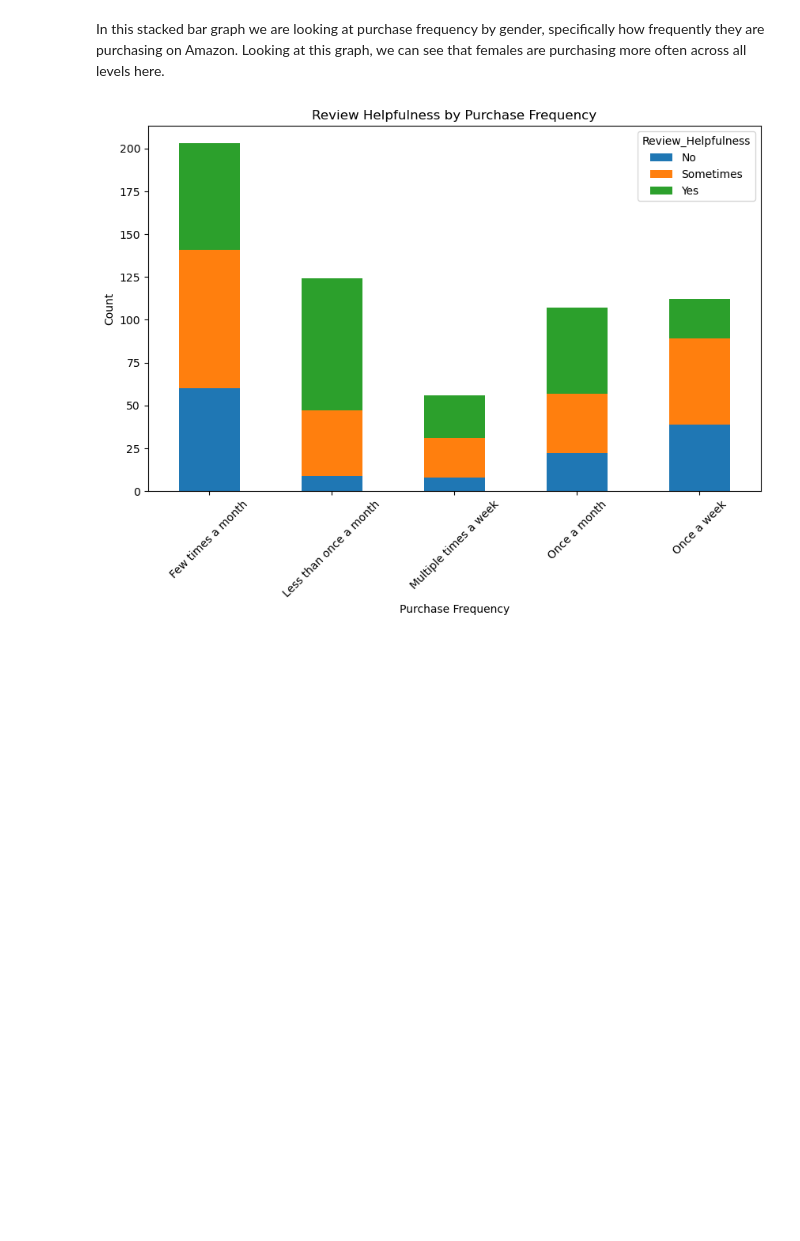
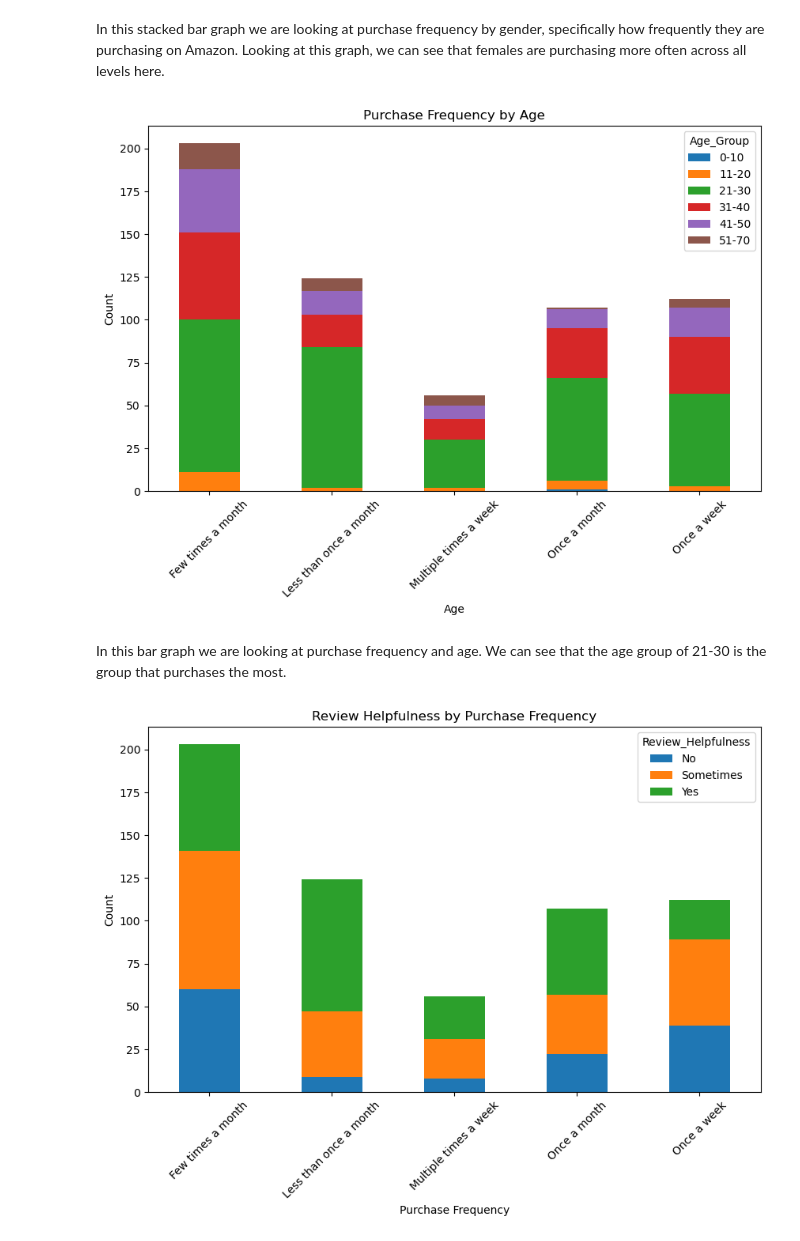
Before and after one commit to rubyghabboun/project1_sudowoodo1, a Jupyter notebook: trish_reviews_recs.ipynb, the cells around one changed output. Saved outputs shown, nothing was run; the diff lists cells and outputs as text; code cells hidden in the pictures; blank space fills up the shorter version.

```diff
--- a/trish_reviews_recs.ipynb
+++ b/trish_reviews_recs.ipynb
@@ -106,6 +101,26 @@ plt.show()
 [figure]
 # %% [markdown]
 In this stacked bar graph we are looking at purchase frequency by gender, specifically how frequently they are purchasing on Amazon. Looking at this graph, we can see that females are purchasing more often across all levels here.
+# %%
+bins = [0, 10, 20, 30, 40, 50, 70]  # Customize these bins according to your age ranges
+labels = ['0-10', '11-20', '21-30', '31-40', '41-50', '51-70']  # Labels for the age groups
+
+# Create a new column 'Age_Group' with the age groups
+data_df['Age_Group'] = pd.cut(data_df['age'], bins=bins, labels=labels, right=False)
+# %%
+#Bar graphs showing relationships between purchase frequency, sale count, and age
+
+unique_grouped = data_df.groupby(['Purchase_Frequency', 'Age_Group']).size().unstack()
+unique_grouped.plot(kind='bar', stacked=True, figsize=(10, 6))
+plt.title('Purchase Frequency by Age')
+plt.xlabel('Age')
+plt.ylabel('Count')
+plt.xticks(rotation=45)
+plt.show()
+# %% [output]
+[figure, added]
+# %% [markdown]
+In this bar graph we are looking at purchase frequency and age. We can see that the age group of 21-30 is the group that purchases the most.
 # %%
 #Bar graphs showing relationships between purchase frequency, sale count, and 'Review_Helpfulness' and/or 'Recommendation_Helpfulness'
 
```
Also changed, not shown: parts of 8 cells of this notebook, 1 other file.
